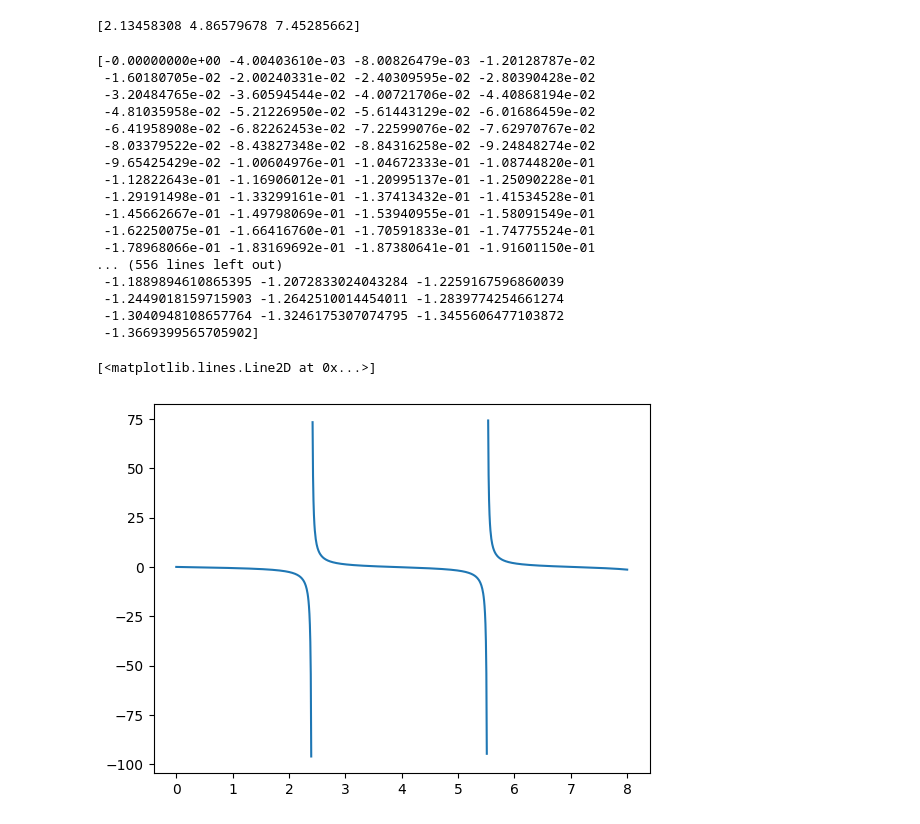
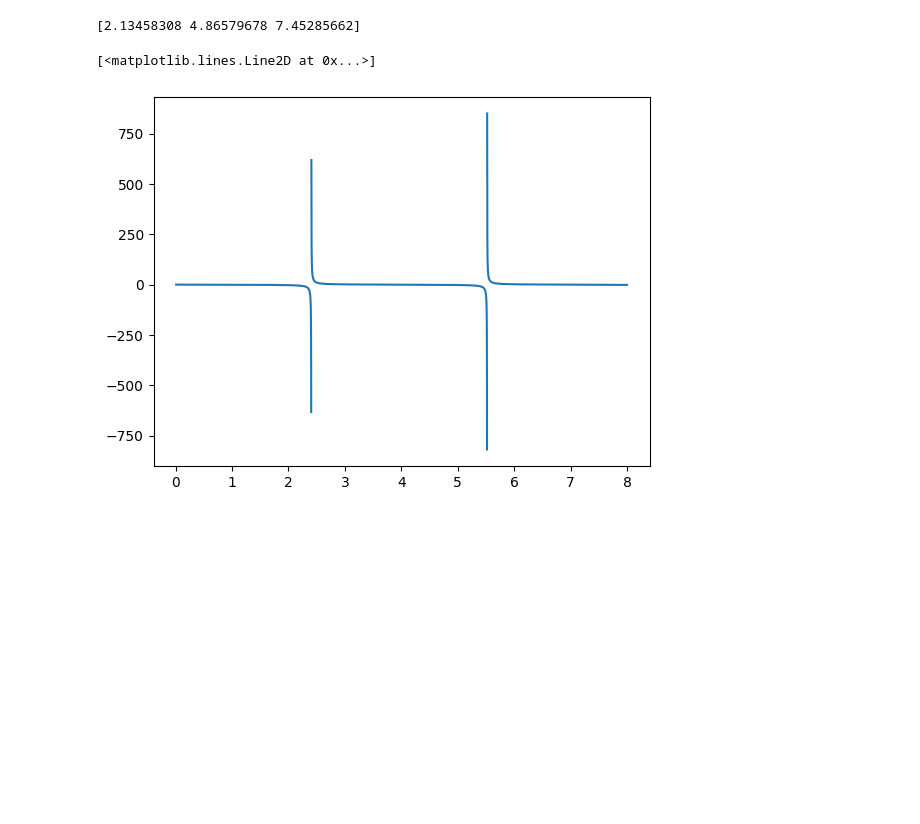
Before and after one commit to jkkow/fmdtool, a Jupyter notebook: draft/solving_eigenvalue_eq.ipynb, the cells around one changed output. Saved outputs shown, nothing was run; the diff lists cells and outputs as text; code cells hidden in the pictures; blank space fills up the shorter version.

```diff
--- a/draft/solving_eigenvalue_eq.ipynb
+++ b/draft/solving_eigenvalue_eq.ipynb
@@ -30,31 +30,12 @@ print(root)
 # %% [output]
 [2.13458308 4.86579678 7.45285662]
 # %%
-u = linspace(0, V, 1000)
+u = linspace(0.01, V, 10000)
 lhs = eq_left_side(V, l)(u)
-print(lhs)
-plot_limit = 100
+plot_limit = 1000
 mlhs = where(abs(lhs) < plot_limit, lhs, None)
-print(mlhs)
 plt.plot(u, mlhs)
 # %% [output]
-[-0.00000000e+00 -4.00403610e-03 -8.00826479e-03 -1.20128787e-02
- -1.60180705e-02 -2.00240331e-02 -2.40309595e-02 -2.80390428e-02
- -3.20484765e-02 -3.60594544e-02 -4.00721706e-02 -4.40868194e-02
- -4.81035958e-02 -5.21226950e-02 -5.61443129e-02 -6.01686459e-02
- -6.41958908e-02 -6.82262453e-02 -7.22599076e-02 -7.62970767e-02
- -8.03379522e-02 -8.43827348e-02 -8.84316258e-02 -9.24848274e-02
- -9.65425429e-02 -1.00604976e-01 -1.04672333e-01 -1.08744820e-01
- -1.12822643e-01 -1.16906012e-01 -1.20995137e-01 -1.25090228e-01
- -1.29191498e-01 -1.33299161e-01 -1.37413432e-01 -1.41534528e-01
- -1.45662667e-01 -1.49798069e-01 -1.53940955e-01 -1.58091549e-01
- -1.62250075e-01 -1.66416760e-01 -1.70591833e-01 -1.74775524e-01
- -1.78968066e-01 -1.83169692e-01 -1.87380641e-01 -1.91601150e-01
-... (556 lines left out)
- -1.1889894610865395 -1.2072833024043284 -1.2259167596860039
- -1.2449018159715903 -1.2642510014454011 -1.2839774254661274
- -1.3040948108657764 -1.3246175307074795 -1.3455606477103872
- -1.3669399565705902]
+[<matplotlib.lines.Line2D at 0x...>]
-[<matplotlib.lines.Line2D at 0x...>]
-[figure, old version]
+[figure, new version]
 # %%
```
Also changed, not shown: parts of 2 cells of this notebook.
